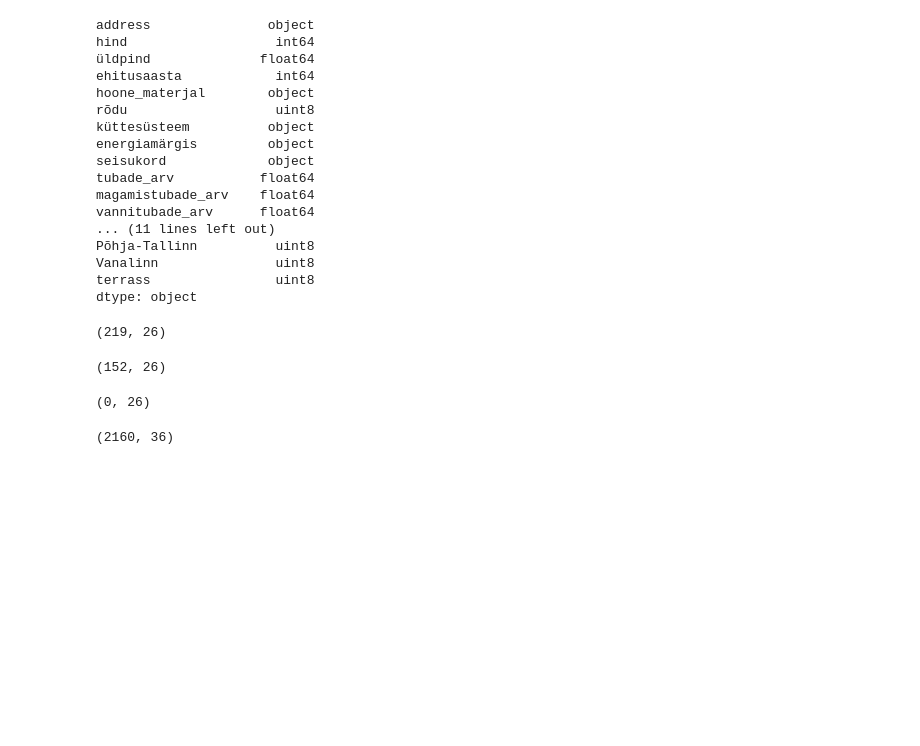
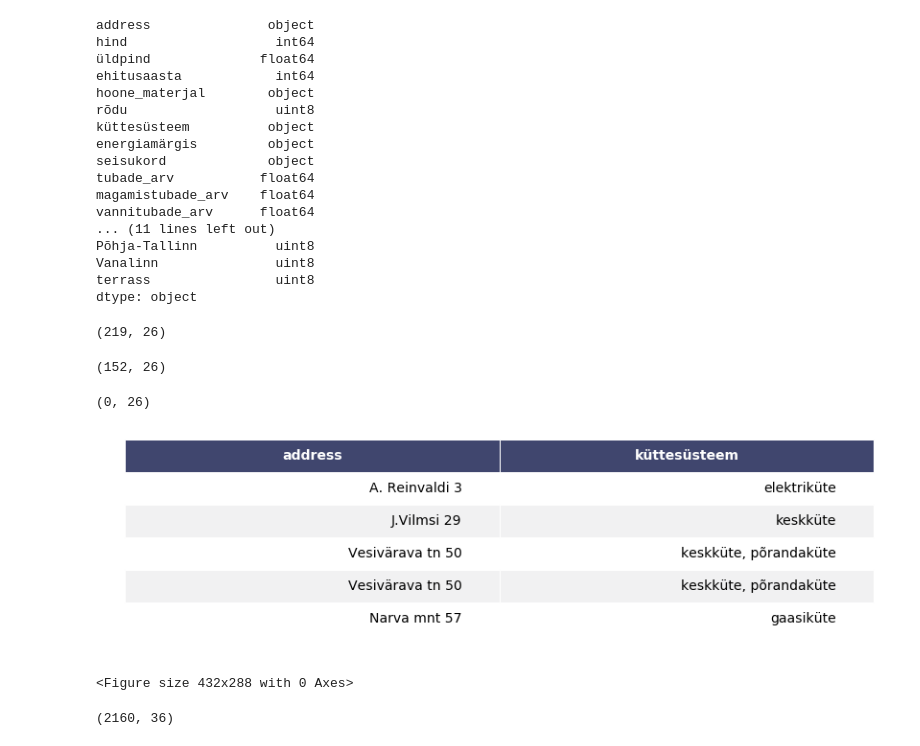
Before and after one commit to zdarovich/tln_house_price_prediction, a Jupyter notebook: house_data_proccesing.ipynb, the cells around one changed output. Drawn from its saved outputs; the diff is of its cells as text; code cells hidden in the pictures; blank space fills up the shorter version.

```diff
--- a/house_data_proccesing.ipynb
+++ b/house_data_proccesing.ipynb
@@ -230,15 +248,15 @@ tln_df[tln_df['ehitusaasta'].isnull()].shape
 (369, 25)
 # %%
 # find same house objects that have ehitusaasta column aggregate the major value and assign
-# null_year_address_list = tln_df[tln_df['ehitusaasta'].isnull()]['address'].tolist()
-# for address in null_year_address_list:
-#     year_isnotna = tln_df['ehitusaasta'].notnull()
-#     has_addr = tln_df['address'] == address
-#     found_year = tln_df[year_isnotna & has_addr]
-#     if not found_year.empty:
-#         found = found_year['ehitusaasta'].value_counts().index[0]
-#         tln_df.loc[tln_df['address'] == address, 'ehitusaasta'] = found
-# tln_df[tln_df['ehitusaasta'].isnull()].shape
+null_year_address_list = tln_df[tln_df['ehitusaasta'].isnull()]['address'].tolist()
+for address in null_year_address_list:
+    year_isnotna = tln_df['ehitusaasta'].notnull()
+    has_addr = tln_df['address'] == address
+    found_year = tln_df[year_isnotna & has_addr]
+    if not found_year.empty:
+        found = found_year['ehitusaasta'].value_counts().index[0]
+        tln_df.loc[tln_df['address'] == address, 'ehitusaasta'] = found
+tln_df[tln_df['ehitusaasta'].isnull()].shape
 # %%
 def extract_column_from_similar_object(address_list_with_nan, nan_column, df):
     for address in address_list_with_nan:
@@ -357,6 +375,13 @@ tln_df['küttesüsteem'].fillna(most_popular_heating, inplace=True)
 tln_df[tln_df['küttesüsteem'].isnull()].shape
 # %% [output]
 (0, 26)
+# %%
+render_mpl_table(tln_df[['address','küttesüsteem']].tail(5), header_columns=0, col_width=7.0)
+plt.show()
+plt.savefig(PLOT_EXPORT + 'heating_system_before.png', bbox_inches='tight')
+# %% [output]
+[figure, added]
+<Figure size 432x288 with 0 Axes>
 # %%
 # extracting küttesüsteem column into categorical values
 unique_heating_types = set()
```
Also changed, not shown: parts of 12 cells of this notebook, 1 other file.
